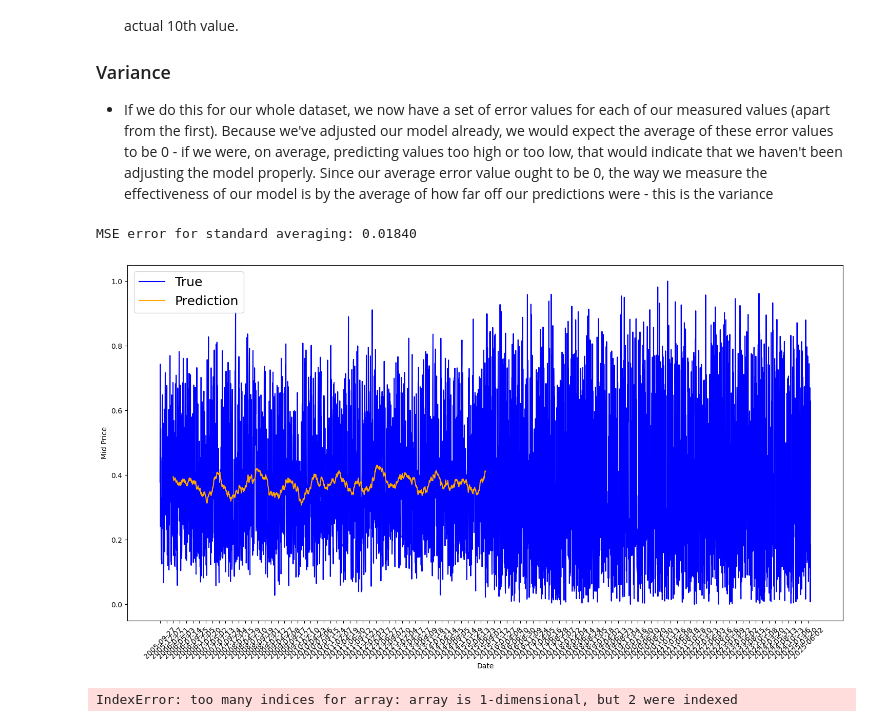
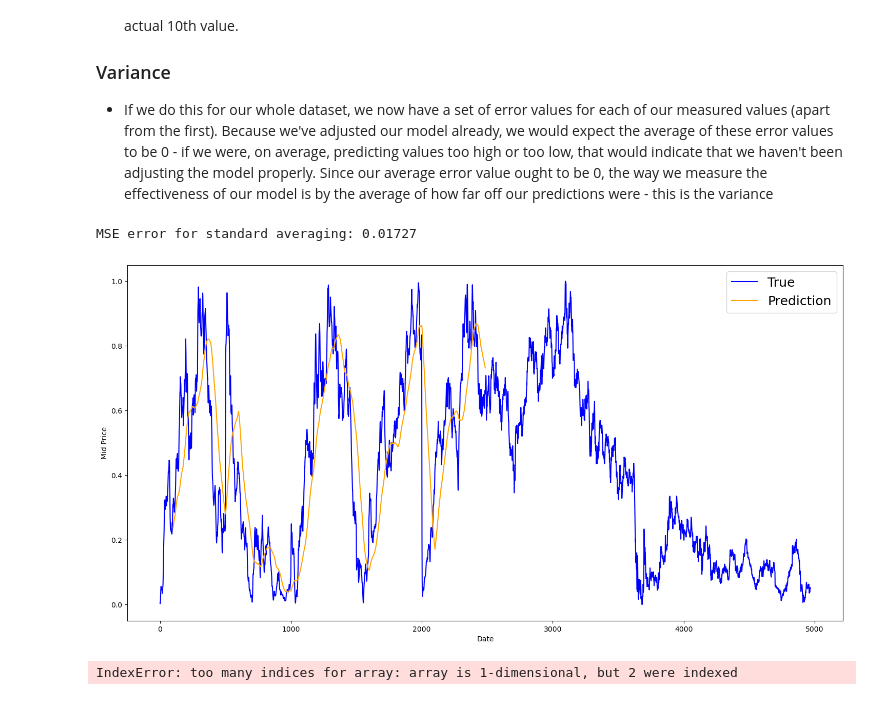
Before and after one commit to Metahemeralism/lstm-stock-predictor, a Jupyter notebook: notebooks/stock_predictions.ipynb, the cells around one changed output. Cells and saved outputs as stored; diff of their text form; code cells hidden in the pictures.

```diff
--- a/notebooks/stock_predictions.ipynb
+++ b/notebooks/stock_predictions.ipynb
@@ -12,7 +12,8 @@ import kagglehub
 import urllib
 from dotenv import load_dotenv
 # %%
-data = pd.read_csv(r'/Users/evanlynch/Developer/notebook/data/stock_market_data-AAL.csv')
+data_path = r'/Users/evanlynch/Developer/notebook/data/stock_market_data-AAL.csv'
+data = pd.read_csv(data_path)
 # %%
 load_dotenv()
 
@@ -127,3 +176,7 @@ array([0.37851721, 0.61300835, 0.74308773, ..., 0.74741415, 0.34919159,
+# %%
+split_index = int(len(mid_prices) * 0.5)
+train = mid_prices[:split_index]
+test = mid_prices[split_index:]
 # %% [markdown]
 ### MinMaxScaler
 
@@ -192,11 +243,11 @@ where $α$ is the smoothing factor, and $0 < α < 1$ . If $s_t − 1$ is substit
 # Now perform exponential moving average smoothing
 # So the data will have a smoother curve than the original ragged data
 EMA = 0.0
-gamma = 0.7
+alpha = 0.7
 
 # Use the actual length of train_data instead of hardcoded value
 for ti in range(len(train_data)):
-    EMA = gamma*train_data[ti] + (1-gamma)*EMA
+    EMA = alpha*train_data[ti] + (1-alpha)*EMA
     train_data[ti] = EMA
 
 # Used for visualization and test purposes
@@ -235,18 +286,18 @@ for pred_idx in range(window_size,N):
 
 print('MSE error for standard averaging: %.5f'%(0.5*np.mean(mse_errors)))
 # %% [output]
-MSE error for standard averaging: 0.01840
+MSE error for standard averaging: 0.01727
 # %%
 plt.figure(figsize = (18,9))
 plt.plot(range(df.shape[0]),all_mid_data,color='b',label='True')
 plt.plot(range(window_size,N),std_avg_predictions,color='orange',label='Prediction')
-plt.xticks(range(0,df.shape[0],50),df['Date'].loc[::50],rotation=45)
+# plt.xticks(range(0,df.shape[0],50),df['Date'].loc[::50],rotation=45)
 plt.xlabel('Date')
 plt.ylabel('Mid Price')
 plt.legend(fontsize=18)
 plt.show()
 # %% [output]
-[figure, old version]
+[figure, new version]
 # %%
 # Train the Scaler with training data and smooth data
 smoothing_window_size = 2000
```
Also changed, not shown: parts of 9 cells of this notebook.
